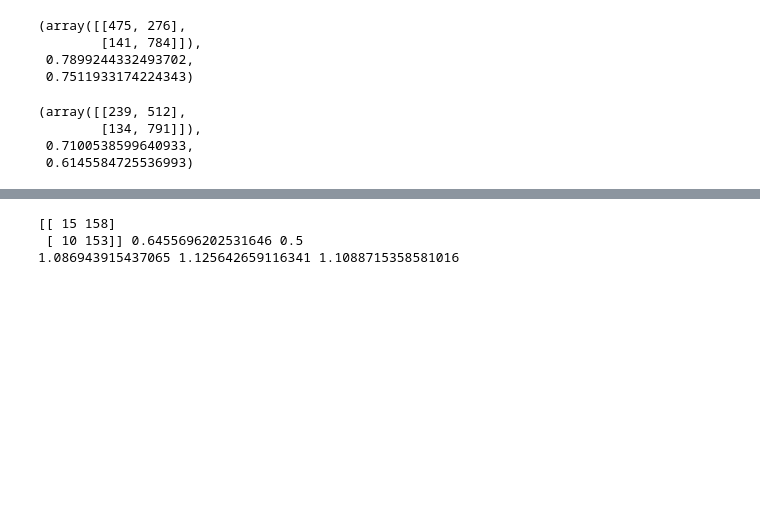
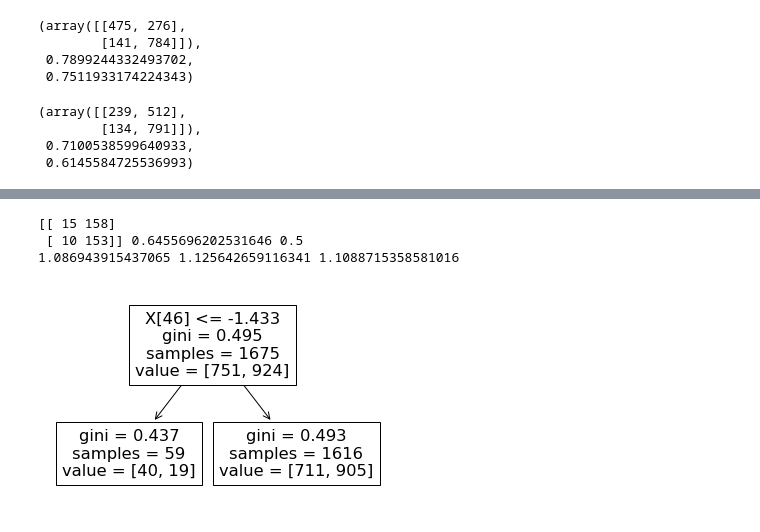
Before and after one commit to jquibla/Crypto_Predictor, a Jupyter notebook: Clasification_models_bitcoin_basic.ipynb, the cells around one changed output, grey strips where cells are left out. Saved outputs shown, nothing was run; the diff lists cells and outputs as text; code cells hidden in the pictures; blank space fills up the shorter version.

```diff
--- a/Clasification_models_bitcoin_basic.ipynb
+++ b/Clasification_models_bitcoin_basic.ipynb
@@ -436,15 +479,18 @@ print(resultado_naive, resultado_mod, resultado_mod_comis)
 # %%
+dt_final = DecisionTreeClassifier(max_depth=1)
+
 X_train_c=X_train.copy()
 y_train_c=y_train.copy()
 X_valid_c=X_valid.copy()
 y_valid_c=y_valid.copy()
 
 
-conf_mat, f1sc, accsc, resultado_naive, resultado_mod, resultado_mod_comis = \
+conf_mat, f1sc, accsc, resultado_naive, resultado_mod, resultado_mod_comis, listadoDecisores = \
     walk_forward_validation(dt_final, X_train_c, y_train_c, X_valid_c, y_valid_c, real_valid)
 print(conf_mat, f1sc, accsc)
 print(resultado_naive, resultado_mod, resultado_mod_comis)
 # %% [output]
 [[ 15 158]
  [ 10 153]] 0.6455696202531646 0.5
 1.086943915437065 1.125642659116341 1.1088715358581016
+[figure, added]
```
Also changed, not shown: parts of 6 cells of this notebook.
